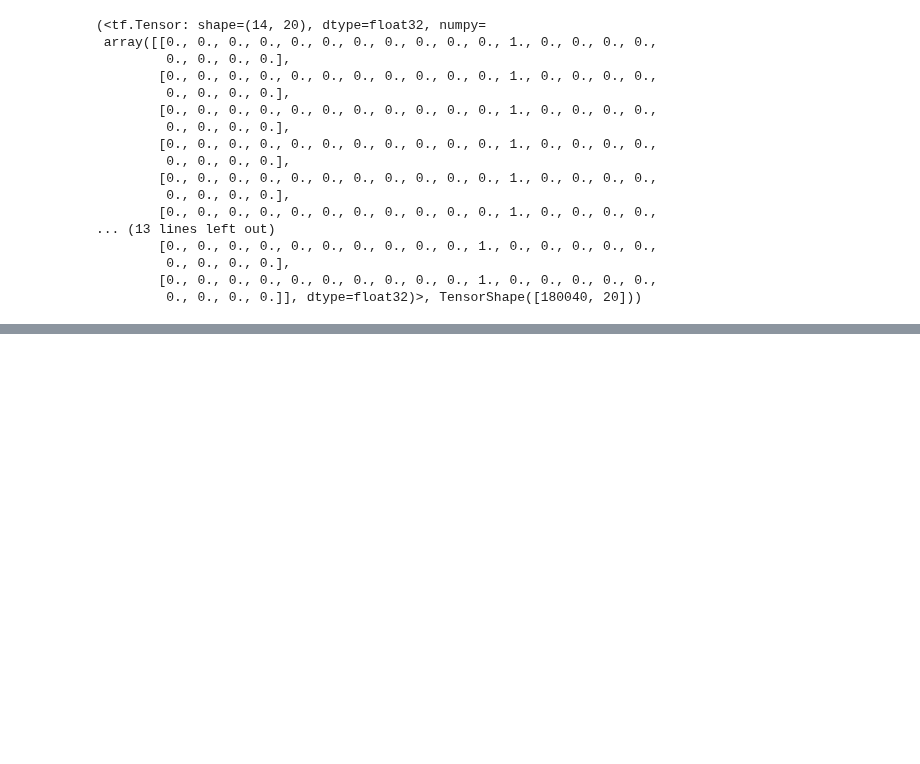
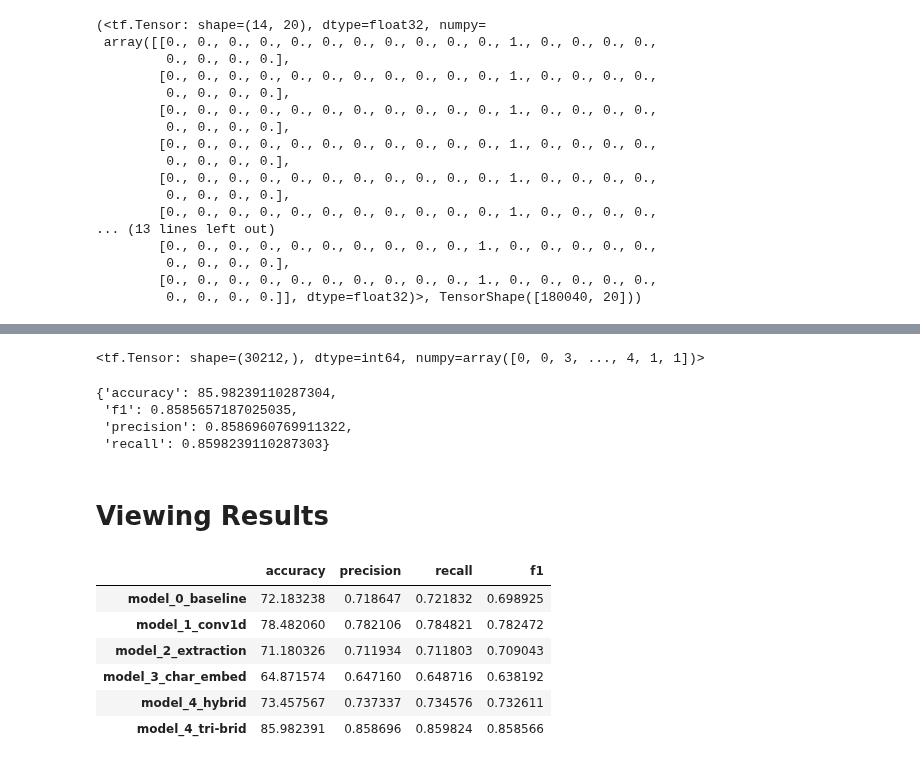
Before and after one commit to eman-kom/TensorFlow-Fundamentals, a Jupyter notebook: 09_SkimLit_Milestone_Project_2.ipynb, the cells around one changed output, grey strips where cells are left out. Drawn from its saved outputs; the diff is of its cells as text; code cells hidden in the pictures; blank space fills up the shorter version.

```diff
--- a/09_SkimLit_Milestone_Project_2.ipynb
+++ b/09_SkimLit_Milestone_Project_2.ipynb
@@ -1007,0 +1103,6 @@ train_total_lines_one_hot[:14], train_total_lines_one_hot.shape
+# %%
+history_model_5 = model_5.fit(
+    train_pos_char_token_dataset,
+    steps_per_epoch=int(0.1 * len(train_pos_char_token_dataset)),
+    epochs=3
+)
@@ -1007,0 +1116,3 @@ train_total_lines_one_hot[:14], train_total_lines_one_hot.shape
+# %%
+model_5_pred_probs = model_5.predict(val_pos_char_token_dataset, verbose=1)
+model_5_pred_probs
@@ -1007,0 +1129,35 @@ train_total_lines_one_hot[:14], train_total_lines_one_hot.shape
+# %%
+model_5_preds = tf.argmax(model_5_pred_probs, axis=1)
+model_5_preds
+# %% [output]
+<tf.Tensor: shape=(30212,), dtype=int64, numpy=array([0, 0, 3, ..., 4, 1, 1])>
+# %%
+model_5_results = calculate_results(val_labels_encoded, model_5_preds)
+model_5_results
+# %% [output]
+{'accuracy': 85.98239110287304,
+ 'f1': 0.8585657187025035,
+ 'precision': 0.8586960769911322,
+ 'recall': 0.8598239110287303}
+# %% [markdown]
+# Viewing Results
+# %%
+all_model_results = pd.DataFrame({
+    "model_0_baseline": model_0_results,
+    "model_1_conv1d": model_1_results,
+    "model_2_extraction": model_2_results,
+    "model_3_char_embed": model_3_results,
+    "model_4_hybrid": model_4_results,
+    "model_4_tri-brid": model_5_results,
+})
+
+all_model_results = all_model_results.transpose()
+all_model_results
+# %% [output]
+|  | accuracy | precision | recall | f1 |
+| model_0_baseline | 72.183238 | 0.718647 | 0.721832 | 0.698925 |
+| model_1_conv1d | 78.482060 | 0.782106 | 0.784821 | 0.782472 |
+| model_2_extraction | 71.180326 | 0.711934 | 0.711803 | 0.709043 |
+| model_3_char_embed | 64.871574 | 0.647160 | 0.648716 | 0.638192 |
+| model_4_hybrid | 73.457567 | 0.737337 | 0.734576 | 0.732611 |
+| model_4_tri-brid | 85.982391 | 0.858696 | 0.859824 | 0.858566 |
```
Also changed, not shown: parts of 41 cells of this notebook.
